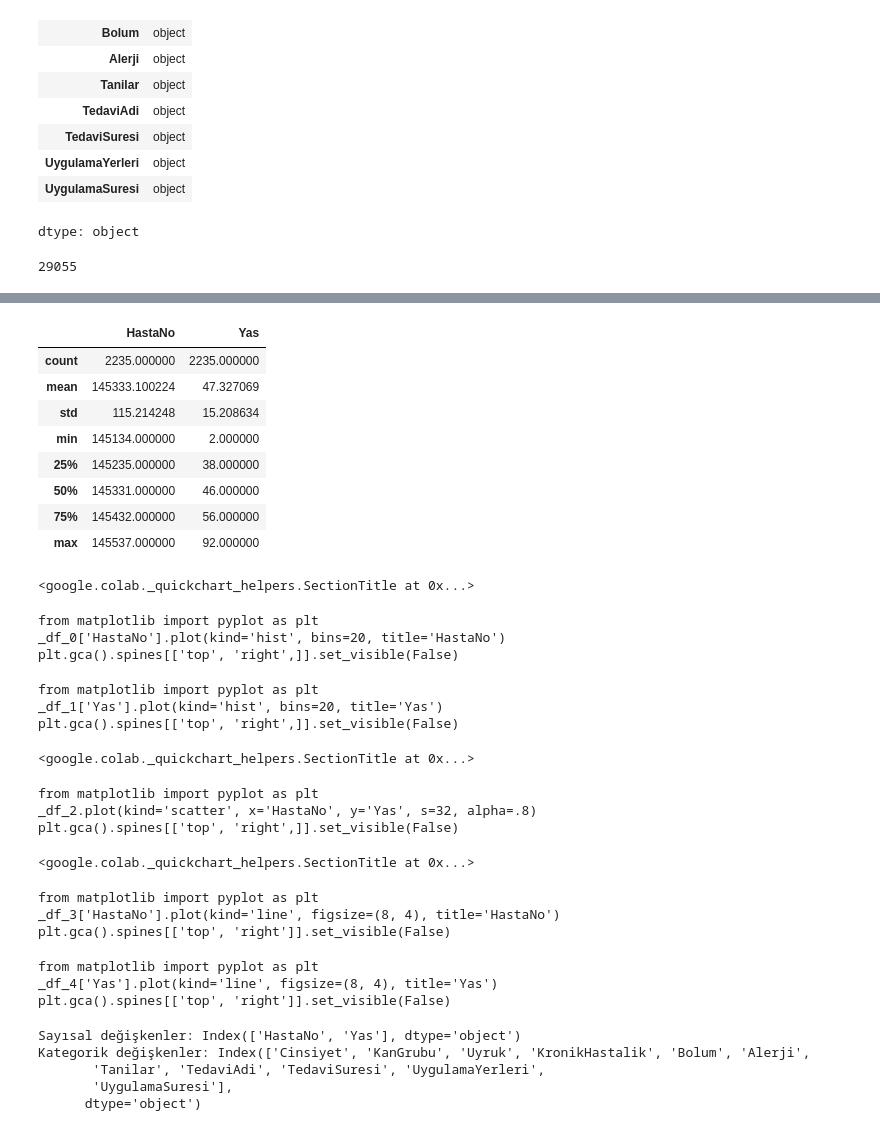
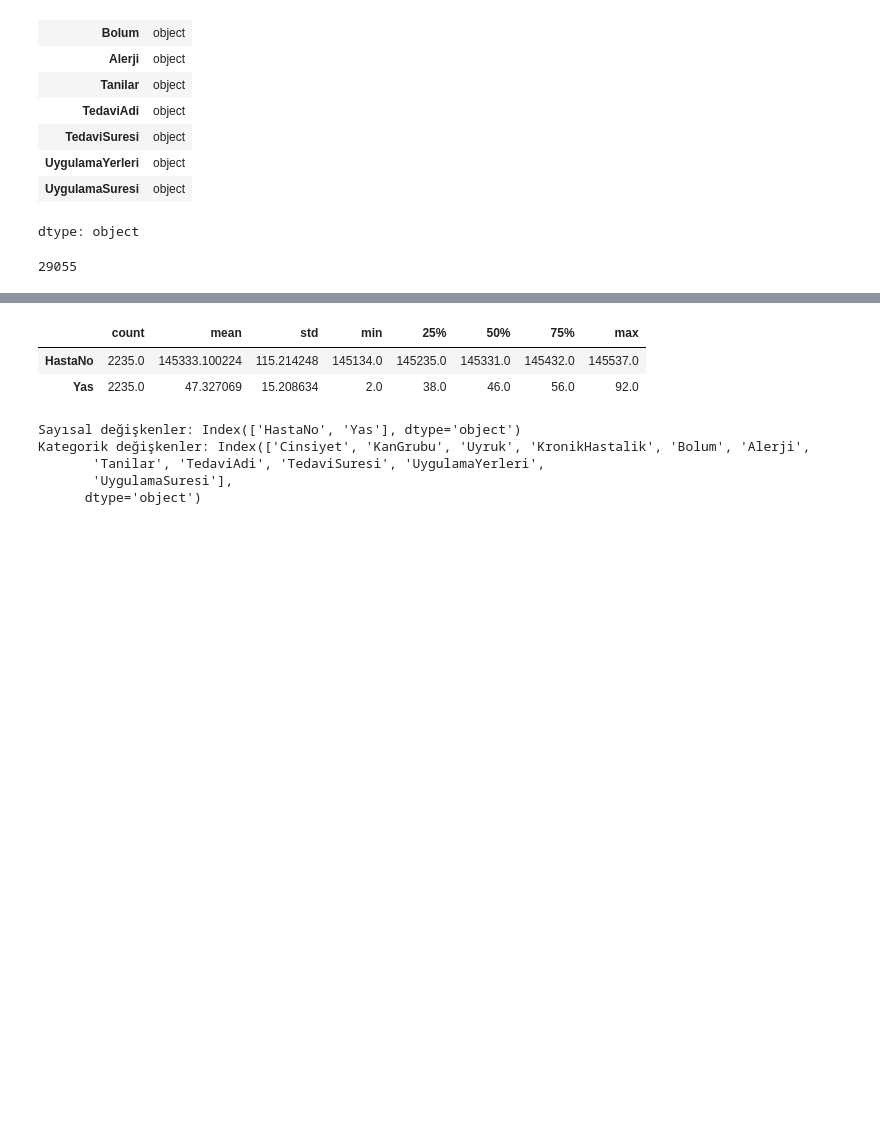
Before and after one commit to zeynepcicen/Pusula_Zeynep_Cicen, a Jupyter notebook: pusula_EDA.ipynb, the cells around one changed output, grey strips where cells are left out. Cells and saved outputs as stored; diff of their text form; code cells hidden in the pictures; blank space fills up the shorter version.

```diff
--- a/pusula_EDA.ipynb
+++ b/pusula_EDA.ipynb
@@ -94,34 +94,10 @@ Data columns (total 13 columns):
 dtypes: int64(2), object(11)
 memory usage: 227.1+ KB
 # %%
-df.describe()
+df.describe().T
 # %% [output]
-|  | HastaNo | Yas |
-| count | 2235.000000 | 2235.000000 |
-| mean | 145333.100224 | 47.327069 |
-| std | 115.214248 | 15.208634 |
-| min | 145134.000000 | 2.000000 |
-| 25% | 145235.000000 | 38.000000 |
-| 50% | 145331.000000 | 46.000000 |
-| 75% | 145432.000000 | 56.000000 |
-| max | 145537.000000 | 92.000000 |
+|  | count | mean | std | min | 25% | 50% | 75% | max |
+| HastaNo | 2235.0 | 145333.100224 | 115.214248 | 145134.0 | 145235.0 | 145331.0 | 145432.0 | 145537.0 |
+| Yas | 2235.0 | 47.327069 | 15.208634 | 2.0 | 38.0 | 46.0 | 56.0 | 92.0 |
-<google.colab._quickchart_helpers.SectionTitle at 0x...>
-from matplotlib import pyplot as plt
-_df_0['HastaNo'].plot(kind='hist', bins=20, title='HastaNo')
-plt.gca().spines[['top', 'right',]].set_visible(False)
-from matplotlib import pyplot as plt
-_df_1['Yas'].plot(kind='hist', bins=20, title='Yas')
-plt.gca().spines[['top', 'right',]].set_visible(False)
-<google.colab._quickchart_helpers.SectionTitle at 0x...>
-from matplotlib import pyplot as plt
-_df_2.plot(kind='scatter', x='HastaNo', y='Yas', s=32, alpha=.8)
-plt.gca().spines[['top', 'right',]].set_visible(False)
-<google.colab._quickchart_helpers.SectionTitle at 0x...>
-from matplotlib import pyplot as plt
-_df_3['HastaNo'].plot(kind='line', figsize=(8, 4), title='HastaNo')
-plt.gca().spines[['top', 'right']].set_visible(False)
-from matplotlib import pyplot as plt
-_df_4['Yas'].plot(kind='line', figsize=(8, 4), title='Yas')
-plt.gca().spines[['top', 'right']].set_visible(False)
 # %%
 # Sayısal ve kategorik değişkenleri ayır
```
Also changed, not shown: parts of 31 cells of this notebook.
